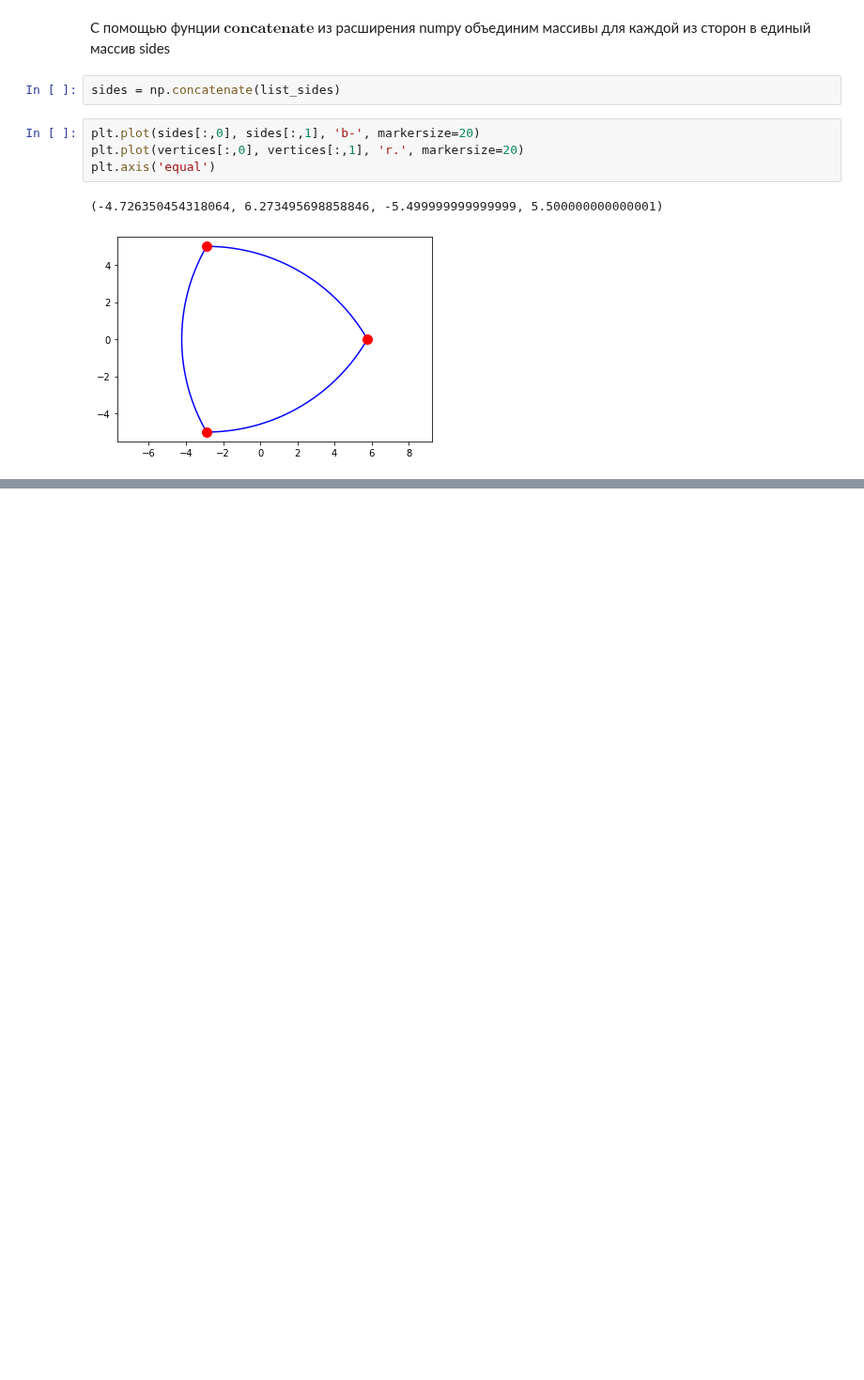
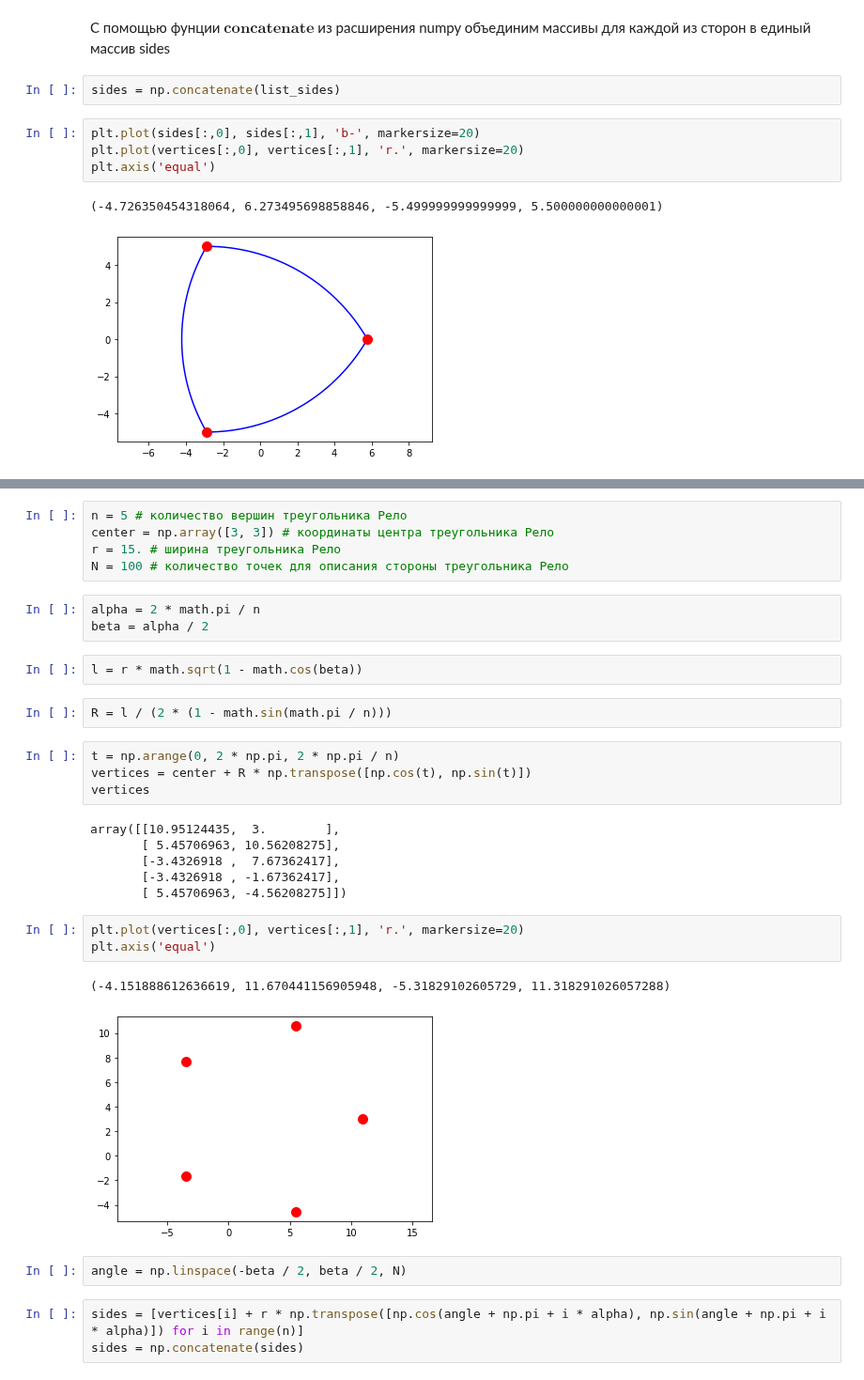
Before and after one commit to anshpak/jupyter-tasks, a Jupyter notebook: KM2_Lb04_Shpak.ipynb, the cells around one changed output, grey strips where cells are left out. Shown at 94% size. Cells and saved outputs as stored; diff of their text form; blank space fills up the shorter version.

Commit message:
feat: (FINALLY) find the connection between the Reuleaux polygon width and the length of the side of the regular polygon; add the plot of the Reuleaux polygon

```diff
--- a/KM2_Lb04_Shpak.ipynb
+++ b/KM2_Lb04_Shpak.ipynb
@@ -172,0 +181,33 @@ plt.axis('equal')
+# %%
+n = 5 # количество вершин треугольника Рело
+center = np.array([3, 3]) # координаты центра треугольника Рело
+r = 15. # ширина треугольника Рело
+N = 100 # количество точек для описания стороны треугольника Рело
+# %%
+alpha = 2 * math.pi / n
+beta = alpha / 2
+# %%
+l = r * math.sqrt(1 - math.cos(beta))
+# %%
+R = l / (2 * (1 - math.sin(math.pi / n)))
+# %%
+t = np.arange(0, 2 * np.pi, 2 * np.pi / n)
+vertices = center + R * np.transpose([np.cos(t), np.sin(t)])
+vertices
+# %% [output]
+array([[10.95124435,  3.        ],
+       [ 5.45706963, 10.56208275],
+       [-3.4326918 ,  7.67362417],
+       [-3.4326918 , -1.67362417],
+       [ 5.45706963, -4.56208275]])
+# %%
+plt.plot(vertices[:,0], vertices[:,1], 'r.', markersize=20)
+plt.axis('equal')
+# %% [output]
+(-4.151888612636619, 11.670441156905948, -5.31829102605729, 11.318291026057288)
+[figure, added]
+# %%
+angle = np.linspace(-beta / 2, beta / 2, N)
+# %%
+sides = [vertices[i] + r * np.transpose([np.cos(angle + np.pi + i * alpha), np.sin(angle + np.pi + i * alpha)]) for i in range(n)]
+sides = np.concatenate(sides)
```
Also changed, not shown: parts of 3 cells of this notebook.
